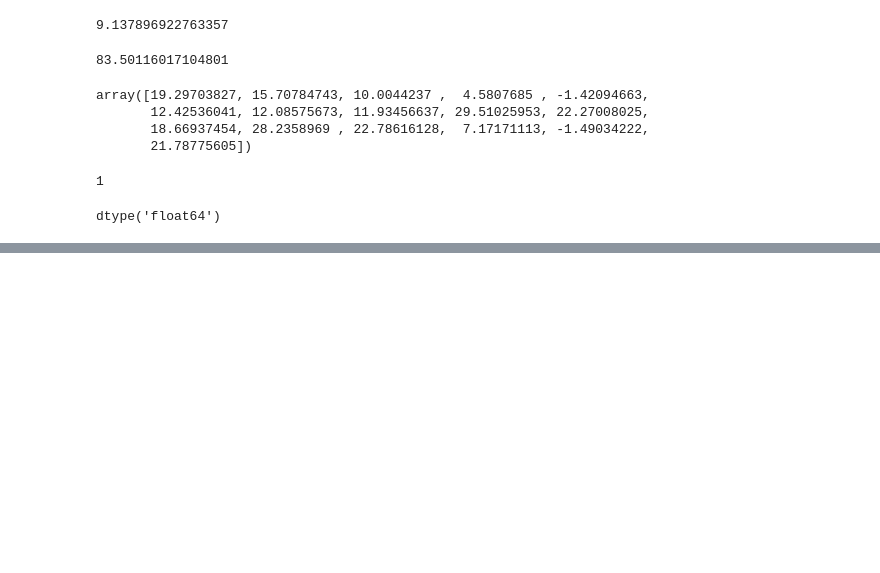
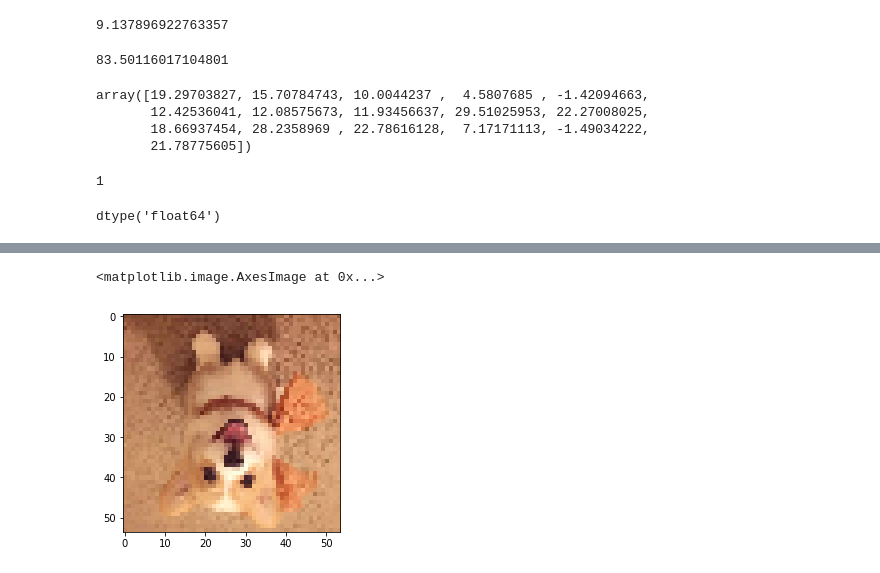
Before and after one commit to TinyHandsome/BookStudy, a Jupyter notebook: python_projects/2-千峰数据分析/1-numpy.ipynb, the cells around one changed output, grey strips where cells are left out. Drawn from its saved outputs; the diff is of its cells as text; code cells hidden in the pictures; blank space fills up the shorter version.

```diff
--- a/python_projects/2-千峰数据分析/1-numpy.ipynb
+++ b/python_projects/2-千峰数据分析/1-numpy.ipynb
@@ -46,0 +88,5 @@ dtype('float64')
+# %%
+plt.imshow(corgi_data[::-20, ::-20, :])
+# %% [output]
+<matplotlib.image.AxesImage at 0x...>
+[figure, added]
```
Also changed, not shown: parts of 10 cells of this notebook, 1 other file.
